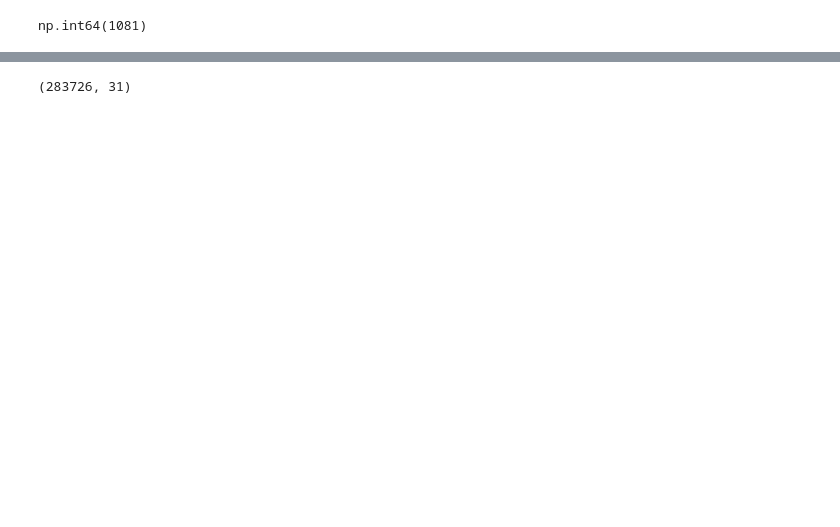
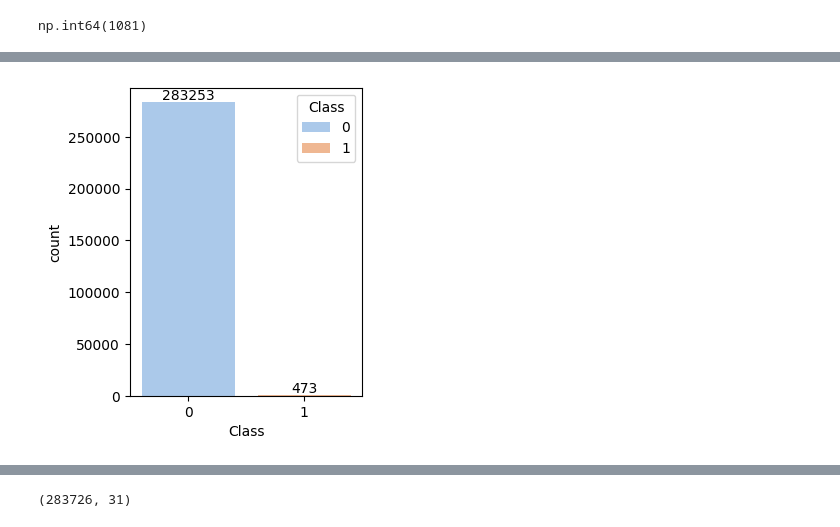
Before and after one commit to skytecat/FraudDetection, a Jupyter notebook: FraudDetection.ipynb, the cells around one changed output, grey strips where cells are left out. Saved outputs shown, nothing was run; the diff lists cells and outputs as text; code cells hidden in the pictures; blank space fills up the shorter version.

```diff
--- a/FraudDetection.ipynb
+++ b/FraudDetection.ipynb
@@ -77,0 +144,7 @@ np.int64(1081)
+# %%
+plt.figure(figsize=(3,4))
+ax = sns.countplot(x='Class',data=data,palette="pastel", hue='Class')
+for i in ax.containers:
+    ax.bar_label(i,)
+# %% [output]
+[figure, added]
```
Also changed, not shown: parts of 75 cells of this notebook.
